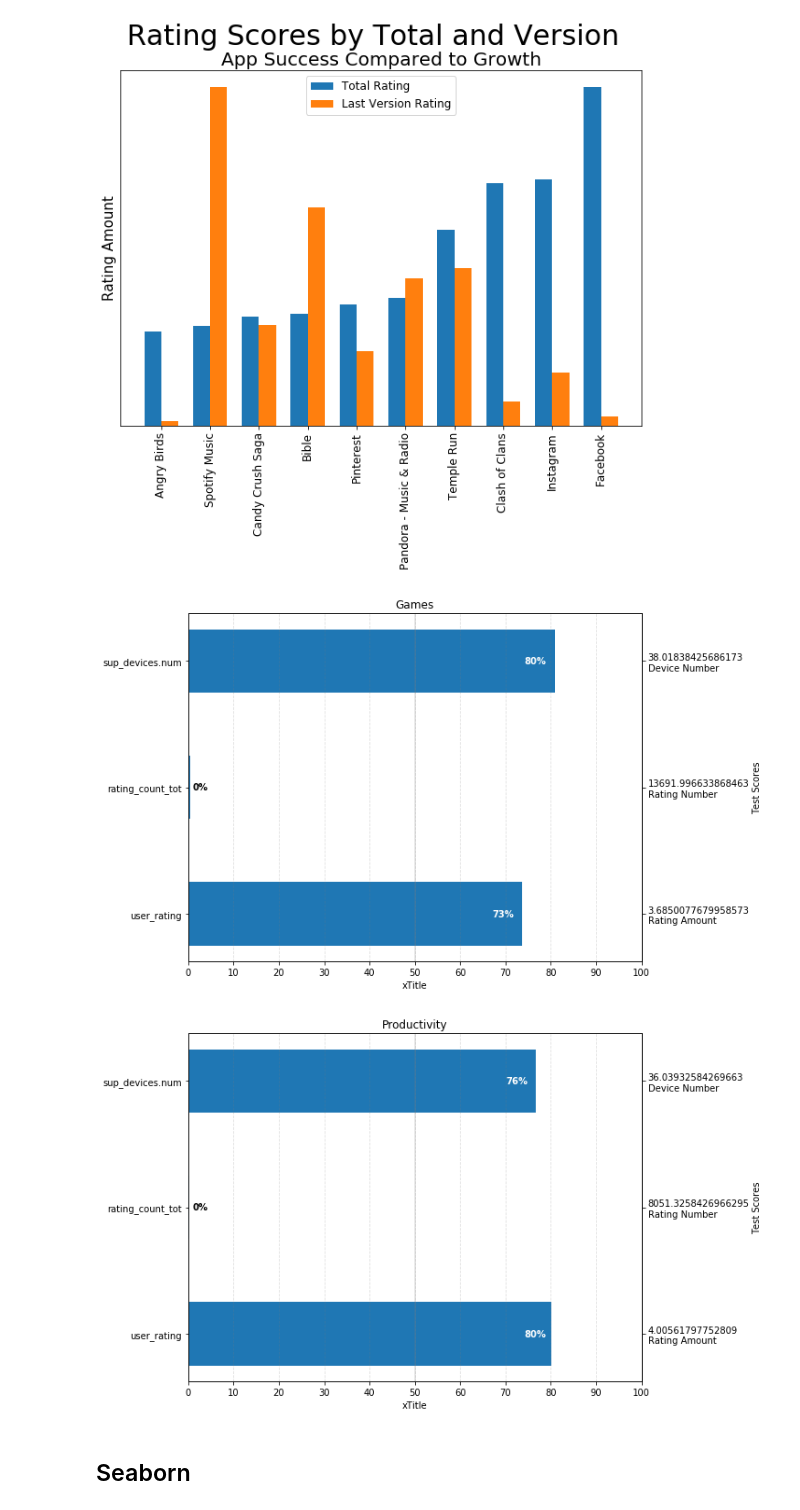
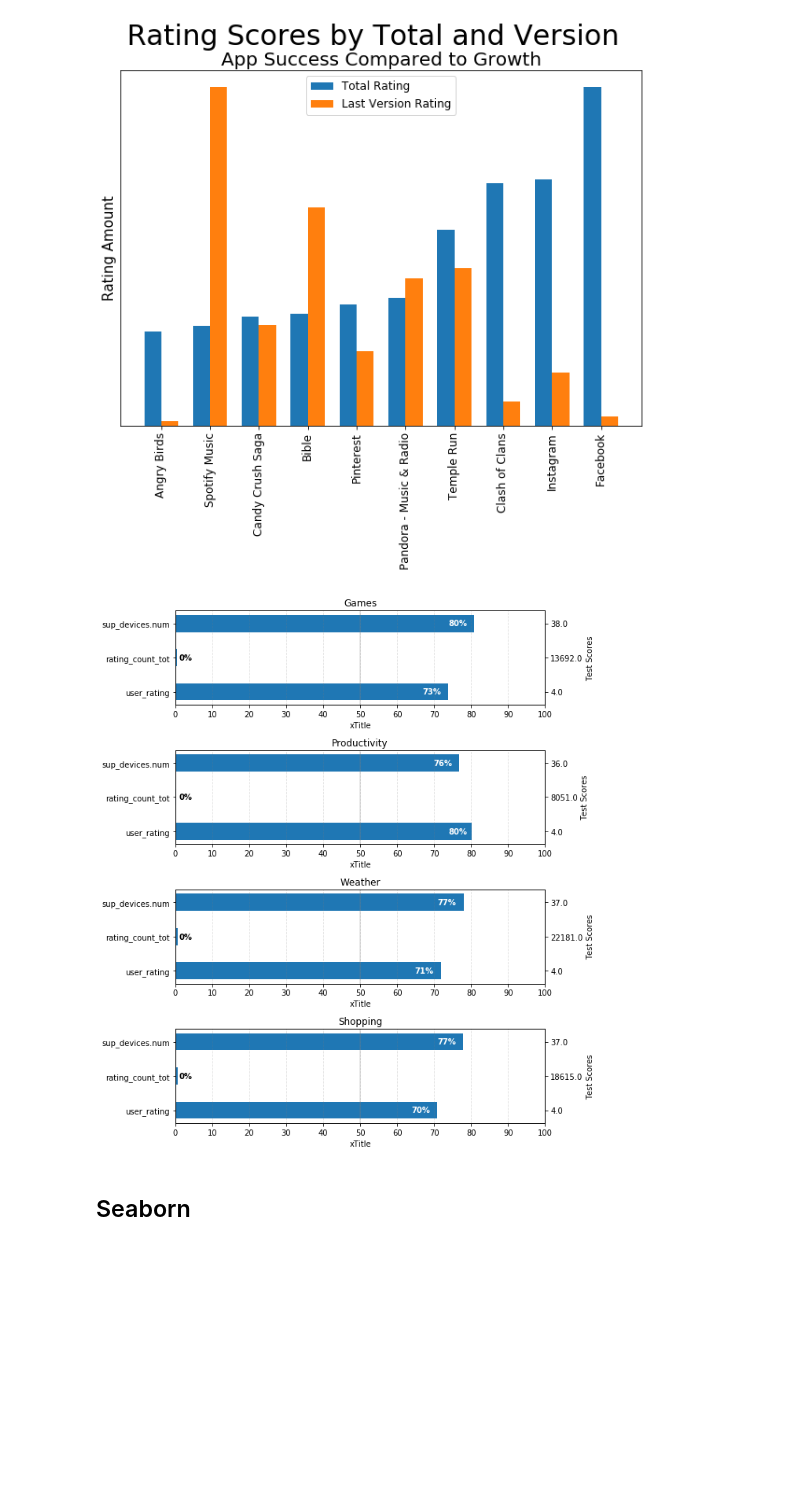
Before and after one commit to MtheEPIC/KaggleProj, a Jupyter notebook: Apple_Visualization.ipynb, the cells around one changed output. Saved outputs shown, nothing was run; the diff lists cells and outputs as text; code cells hidden in the pictures; blank space fills up the shorter version.

Commit message:
better support for dinamic graph amount

```diff
--- a/Apple_Visualization.ipynb
+++ b/Apple_Visualization.ipynb
@@ -162,6 +174,7 @@ def attach_ordinal(num):
 
 
 def format_score(scr, test):
+    return np.round(scr)
     """
     Build up the score labels for the right Y-axis by first
     appending a carriage return to each string and then tacking on
@@ -184,31 +197,26 @@ def format_ycursor(y):
     else:
         return testNames[y]
 # %%
-# import numpy as np
-# import matplotlib
-# import matplotlib.pyplot as plt
 from matplotlib.ticker import MaxNLocator
 from collections import namedtuple
 
 # MOST SUCCESFUL APP FITURES
-
-np.random.seed(43)
 
 Student = namedtuple('Student', ['name', 'grade', 'gender'])
 Score = namedtuple('Score', ['score', 'percentile'])
 
 # GLOBAL CONSTANTS
 testNames = ['user_rating', 'rating_count_tot', 'sup_devices.num']
-testMeta = dict(zip(testNames, ['Rating Amount', 'Rating Number', 'Device Number']))
+# testMeta = dict(zip(testNames, ['Rating Value', 'Rating Amount', 'Supported Device Number']))
 
 
 
 
 
-def plot_student_results(student, scores, cohort_size):
+def plot_student_results(fig, ax1, student, scores, cohort_size):
     #  create the figure
-    fig, ax1 = plt.subplots(figsize=(9, 7))
-    fig.subplots_adjust(left=0.115, right=0.88)
+#     fig, ax1 = plt.subplots(figsize=(9, 7))
+#     fig.subplots_adjust(left=0.115, right=0.88)
     fig.canvas.set_window_title('Eldorado K-8 Fitness Chart')
 
     pos = np.arange(len(testNames))
@@ -266,62 +274,49 @@ def plot_student_results(student, scores, cohort_size):
             xloc = 5
             clr = 'black'
             align = 'left'
         else:
             xloc = -5
             clr = 'white'
             align = 'right'
 
         # Center the text vertically in the bar
         yloc = rect.get_y() + rect.get_height() / 2
         label = ax1.annotate(rankStr, xy=(width, yloc), xytext=(xloc, 0),
                             textcoords="offset points",
                             ha=align, va='center',
                             color=clr, weight='bold', clip_on=True)
         rect_labels.append(label)
 
     # make the interactive mouse over give the bar title
     ax2.fmt_ydata = format_ycursor
     # return all of the artists created
-    return {'fig': fig,
-            'ax': ax1,
-            'ax_right': ax2,
-            'bars': rects,
-            'perc_labels': rect_labels}
+    return
+#     return {'fig': fig,
+#             'ax': ax1,
+#             'ax_right': ax2,
+#             'bars': rects,
+#             'perc_labels': rect_labels}
 
 
 
 sliceIndex = 4
 apps = df['prime_genre'].unique()[:sliceIndex]
 
-app1 = Student(apps[0], 22222, 'boyyyyyy')
-app2 = Student(apps[1], 3333222, 'bGGGy')
 
-def scoreBars(categories, df, app):
-    rnd = []
-    for i in range(len(categories)):
-        rnd.append(df[df['prime_genre'] == app][categories[i]].mean()/df[categories[i]].max()*100)
-    scores = dict(zip(testNames,
-                  (Score(v, p) for v, p in
-                   zip([df[df['prime_genre'] == app][categories[0]].mean(),
-                        df[df['prime_genre'] == app][categories[1]].mean(),
-                        df[df['prime_genre'] == app][categories[2]].mean()],
-                        rnd))))
-    return scores
+fig, axes = plt.subplots(nrows=sliceIndex, ncols=1, figsize=(9, len(apps)*2.5))
 
-# rnd = np.round(np.random.uniform(0, 1, len(testNames)) * 100, 0)
-# print(rnd)
-# rnd = scoreBars(testNames, df, apps[0])
-scores = scoreBars(testNames, df, apps[0])
-cohort_size = df[df['prime_genre'] == apps[0]].count()
-arts1 = plot_student_results(app1, scores, cohort_size)
 
-scores = scoreBars(testNames, df, apps[1])
-cohort_size = df[df['prime_genre'] == apps[1]].count()
-arts2 = plot_student_results(app2, scores, cohort_size)
+for i in range(len(apps)):
+    app1 = Student(apps[i], 22222, 'boyyyyyy')
+    scores = scoreBars(testNames, df, apps[i])
+    cohort_size = df[df['prime_genre'] == apps[i]].count()
+    arts1 = plot_student_results(fig, axes[i], app1, scores, cohort_size)
+
+
+plt.tight_layout()
 plt.show()
 # %% [output]
-[figure, old version]
+[figure, new version]
-[figure, removed]
 # %% [markdown]
 ## Seaborn
 # %%
```
Also changed, not shown: parts of 1 cell of this notebook.
